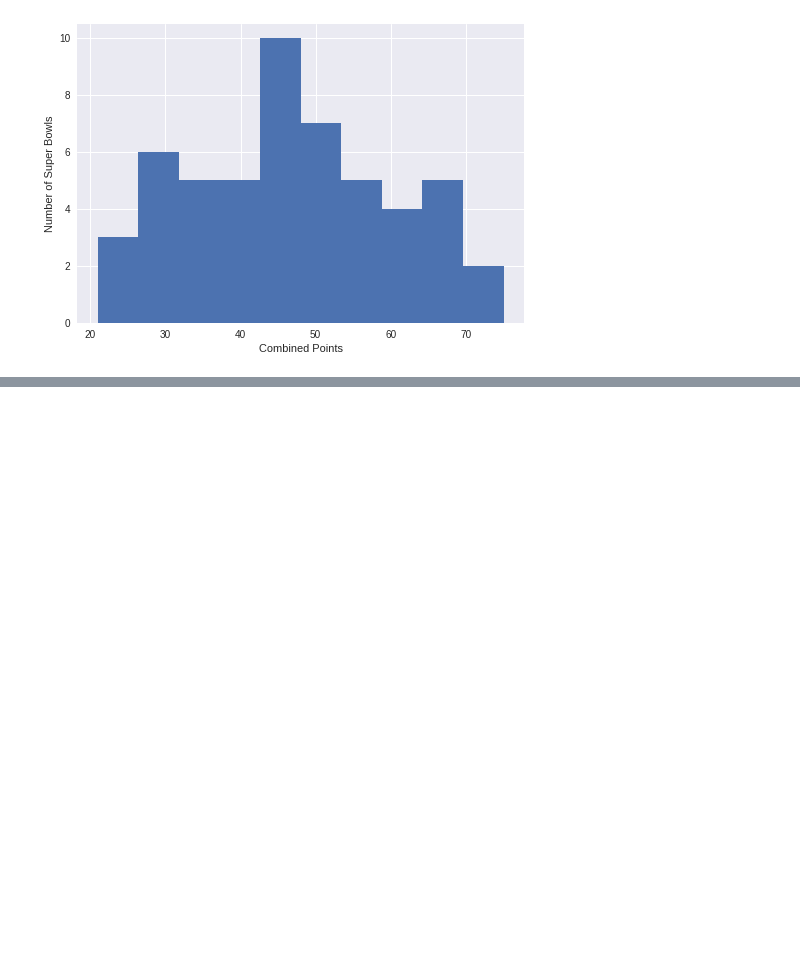
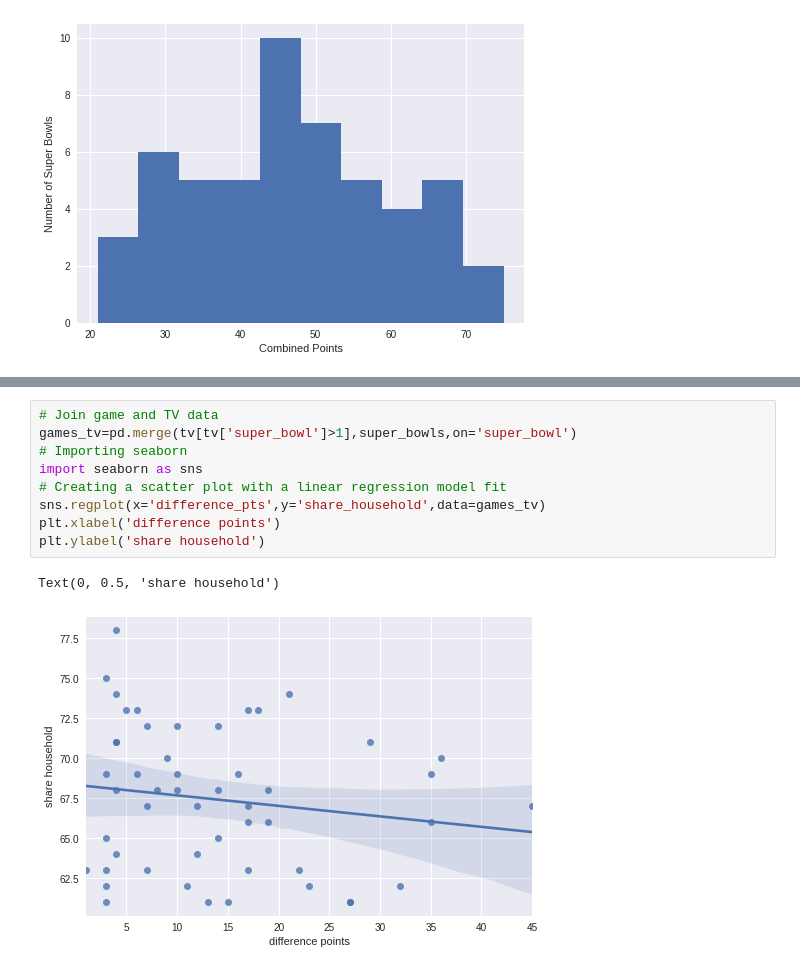
Before and after one commit to bou3agga/Analyzing-TV-Data, a Jupyter notebook: Analyzing-TV-Data.ipynb, the cells around one changed output, grey strips where cells are left out. Saved outputs shown, nothing was run; the diff lists cells and outputs as text; blank space fills up the shorter version.

Commit message:
adding how points difference affecting the views

```diff
--- a/Analyzing-TV-Data.ipynb
+++ b/Analyzing-TV-Data.ipynb
@@ -96,3 +96,15 @@ display(super_bowls[super_bowls['difference_pts']>=35])
 | 25 | 1993-01-31 | 27 | Rose Bowl | Pasadena | California | 98374 | Dallas Cowboys | 52 | Troy Aikman | ... |
 | 28 | 1990-01-28 | 24 | Louisiana Superdome | New Orleans | Louisiana | 72919 | San Francisco 49ers | 55 | Joe Montana | ... |
 | 32 | 1986-01-26 | 20 | Louisiana Superdome | New Orleans | Louisiana | 73818 | Chicago Bears | 46 | Jim McMahon | ... |
+# %%
+# Join game and TV data
+games_tv=pd.merge(tv[tv['super_bowl']>1],super_bowls,on='super_bowl')
+# Importing seaborn
+import seaborn as sns
+# Creating a scatter plot with a linear regression model fit
+sns.regplot(x='difference_pts',y='share_household',data=games_tv)
+plt.xlabel('difference points')
+plt.ylabel('share household')
+# %% [output]
+Text(0, 0.5, 'share household')
+[figure, added]
```
